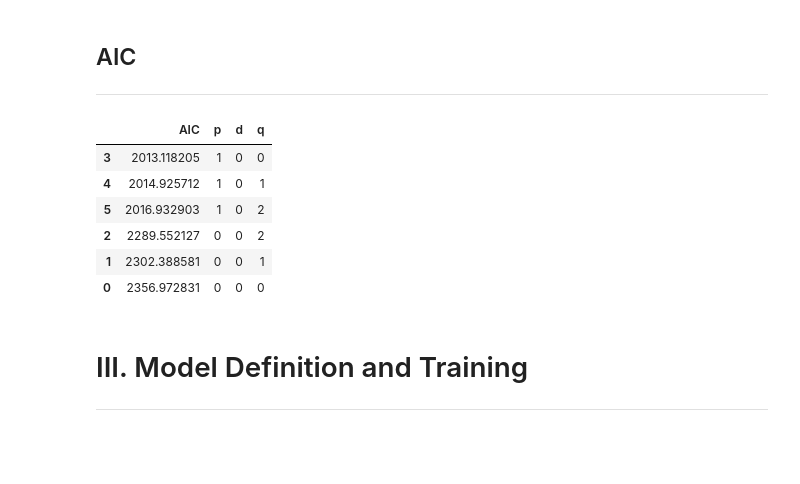
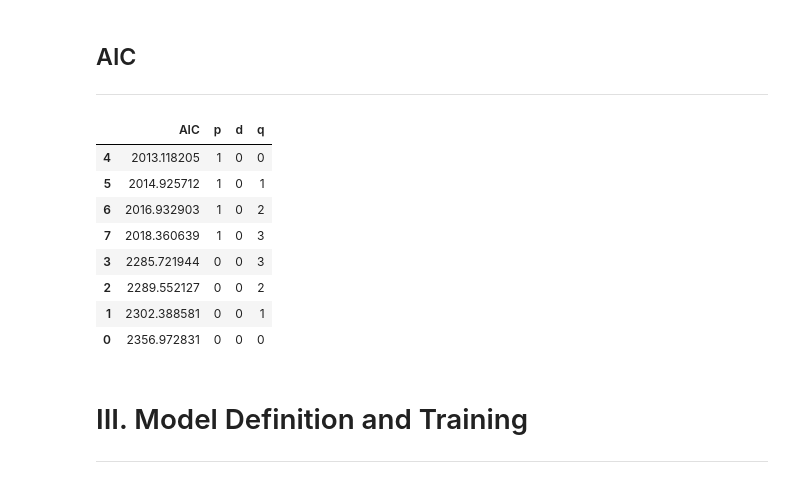
Before and after one commit to FTDS-assignment-bay/p2-final-project-ftds-027-hck-group-002, a Jupyter notebook: main_model_timeseries/forecasting_model.ipynb, the cells around one changed output. Saved outputs shown, nothing was run; the diff lists cells and outputs as text; code cells hidden in the pictures; blank space fills up the shorter version.

```diff
--- a/main_model_timeseries/forecasting_model.ipynb
+++ b/main_model_timeseries/forecasting_model.ipynb
@@ -258,12 +258,14 @@ def calculate_aic(data, num_p, num_d, num_q):
   return df1
 # %%
 # Find best model of SARIMAX with combinations of p=1, d=0, q=2
-calculate_aic(train['sales_sum'], 1, 0, 2)
+calculate_aic(train['sales_sum'], 1, 0, 3)
 # %% [output]
 |  | AIC | p | d | q |
-| 3 | 2013.118205 | 1 | 0 | 0 |
-| 4 | 2014.925712 | 1 | 0 | 1 |
-| 5 | 2016.932903 | 1 | 0 | 2 |
+| 4 | 2013.118205 | 1 | 0 | 0 |
+| 5 | 2014.925712 | 1 | 0 | 1 |
+| 6 | 2016.932903 | 1 | 0 | 2 |
+| 7 | 2018.360639 | 1 | 0 | 3 |
+| 3 | 2285.721944 | 0 | 0 | 3 |
 | 2 | 2289.552127 | 0 | 0 | 2 |
 | 1 | 2302.388581 | 0 | 0 | 1 |
 | 0 | 2356.972831 | 0 | 0 | 0 |
```
Also changed, not shown: parts of 8 cells of this notebook.
